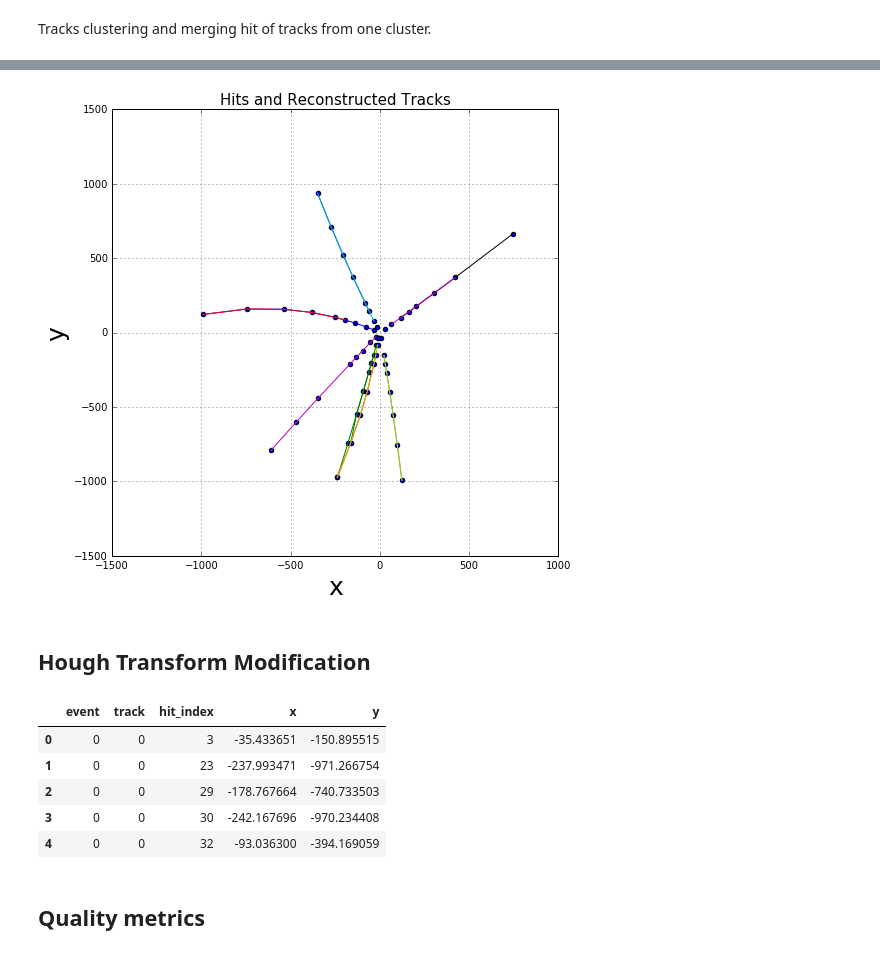
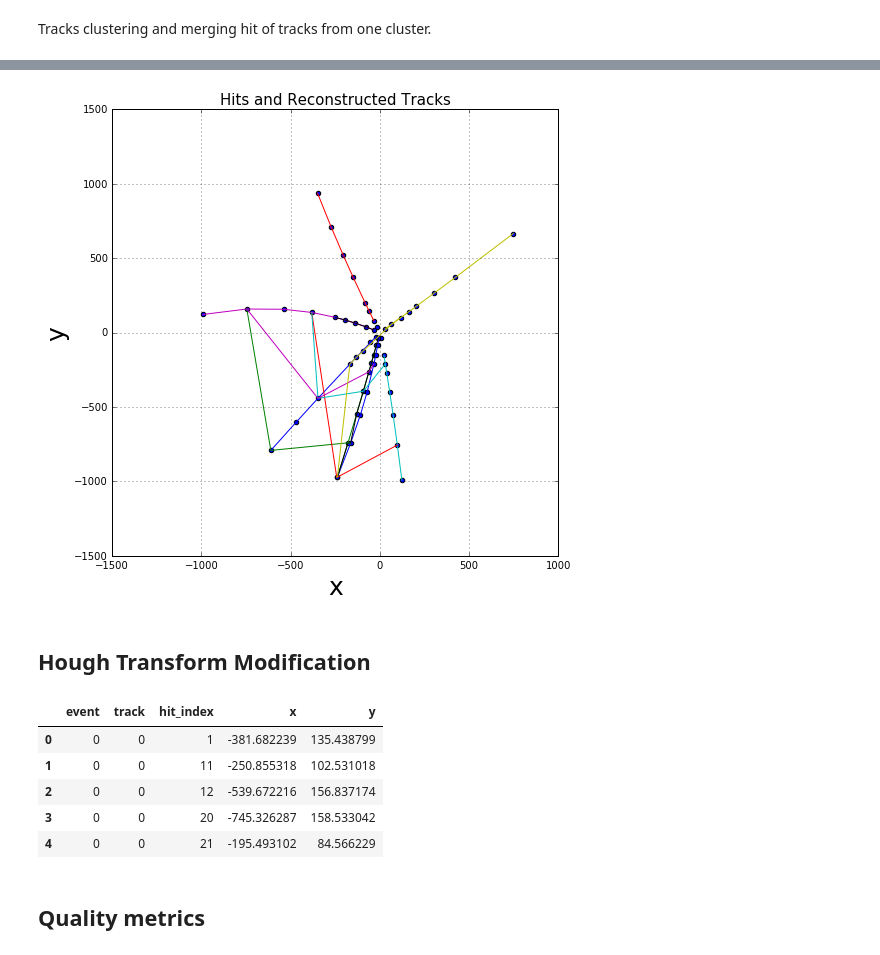
Before and after one commit to amitabhyadav/TrackML2DBaseline, a Jupyter notebook: 4_tracks_clustering.ipynb, the cells around one changed output, grey strips where cells are left out. Cells and saved outputs as stored; diff of their text form; code cells hidden in the pictures.

```diff
--- a/4_tracks_clustering.ipynb
+++ b/4_tracks_clustering.ipynb
@@ -28,7 +28,7 @@ event = data[data.event.values == toy_event_id]
 # %%
 from hough import Hough
 
-h = Hough(n_theta_bins=5000, n_radius_bins=1000, min_radius=20., min_hits=6)
+h = Hough(n_theta_bins=5000, n_radius_bins=1000, min_radius=20., min_hits=4)
 h.predict(event.x.values, event.y.values)
 
 matrix_hough = h.matrix_hough_
@@ -122,7 +122,7 @@ plt.ylabel("y", size=25)
 plt.grid(b=1)
 plt.show()
 # %% [output]
-[figure, old version]
+[figure, new version]
 # %% [markdown]
 ## Hough Transform Modification
 # %%
@@ -134,7 +134,7 @@ from sklearn.preprocessing import StandardScaler
 class ModifiedHough(Hough):
 
 
-    def __init__(self, n_theta_bins=5000, n_radius_bins=1000, min_radius=20., min_hits=7, bandwidth=0.1):
+    def __init__(self, n_theta_bins=5000, n_radius_bins=1000, min_radius=20., min_hits=4, bandwidth=0.1):
 
         self.bandwidth = bandwidth # Parameters affects the tracks clustering quality
 
@@ -177,19 +177,19 @@ class ModifiedHough(Hough):
 # %%
 from recognizer import TrackRecognizer
 
-method = ModifiedHough(n_theta_bins=5000, n_radius_bins=1000, min_radius=20., min_hits=6, bandwidth=0.001)
+method = ModifiedHough(n_theta_bins=5000, n_radius_bins=1000, min_radius=20., min_hits=4, bandwidth=0.001)
 
 tr = TrackRecognizer(method=method)
 results = tr.predict(data)
 
 results.head()
 # %% [output]
 |  | event | track | hit_index | x | y |
-| 0 | 0 | 0 | 3 | -35.433651 | -150.895515 |
-| 1 | 0 | 0 | 23 | -237.993471 | -971.266754 |
-| 2 | 0 | 0 | 29 | -178.767664 | -740.733503 |
-| 3 | 0 | 0 | 30 | -242.167696 | -970.234408 |
-| 4 | 0 | 0 | 32 | -93.036300 | -394.169059 |
+| 0 | 0 | 0 | 1 | -381.682239 | 135.438799 |
+| 1 | 0 | 0 | 11 | -250.855318 | 102.531018 |
+| 2 | 0 | 0 | 12 | -539.672216 | 156.837174 |
+| 3 | 0 | 0 | 20 | -745.326287 | 158.533042 |
+| 4 | 0 | 0 | 21 | -195.493102 | 84.566229 |
 # %% [markdown]
 ## Quality metrics
 # %%
```
Also changed, not shown: parts of 4 cells of this notebook, 3 other files.
